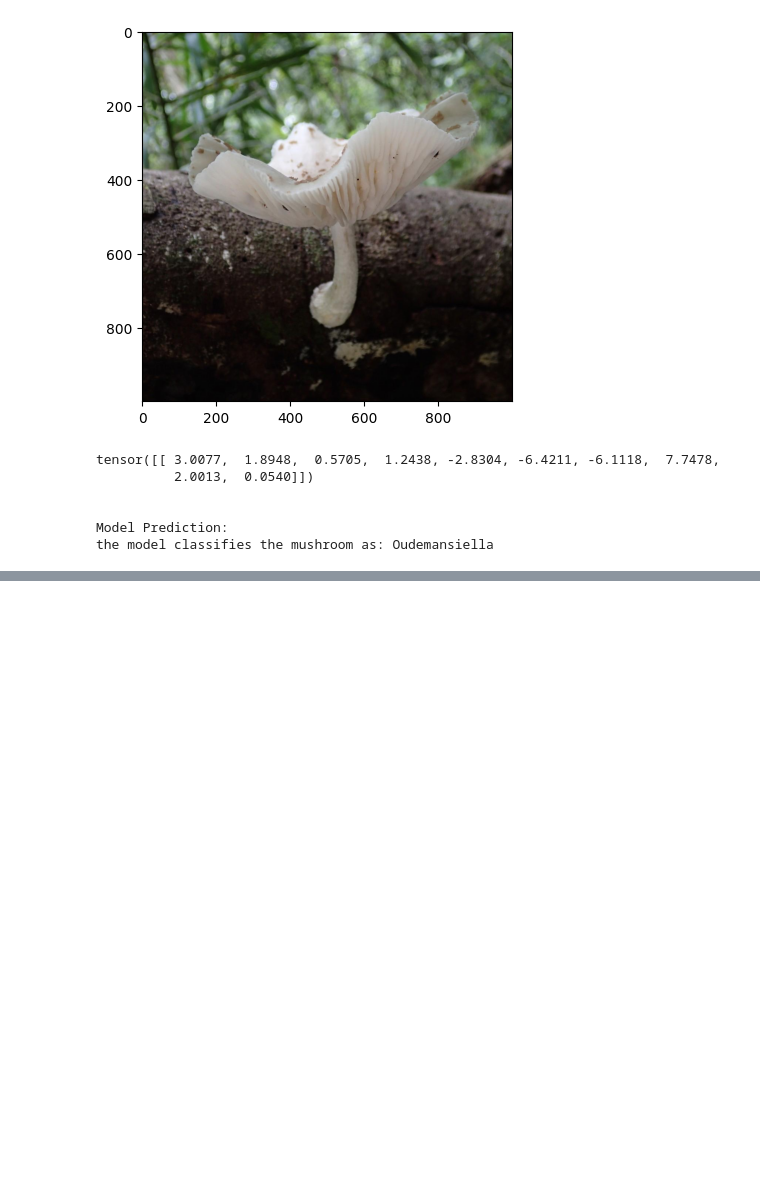
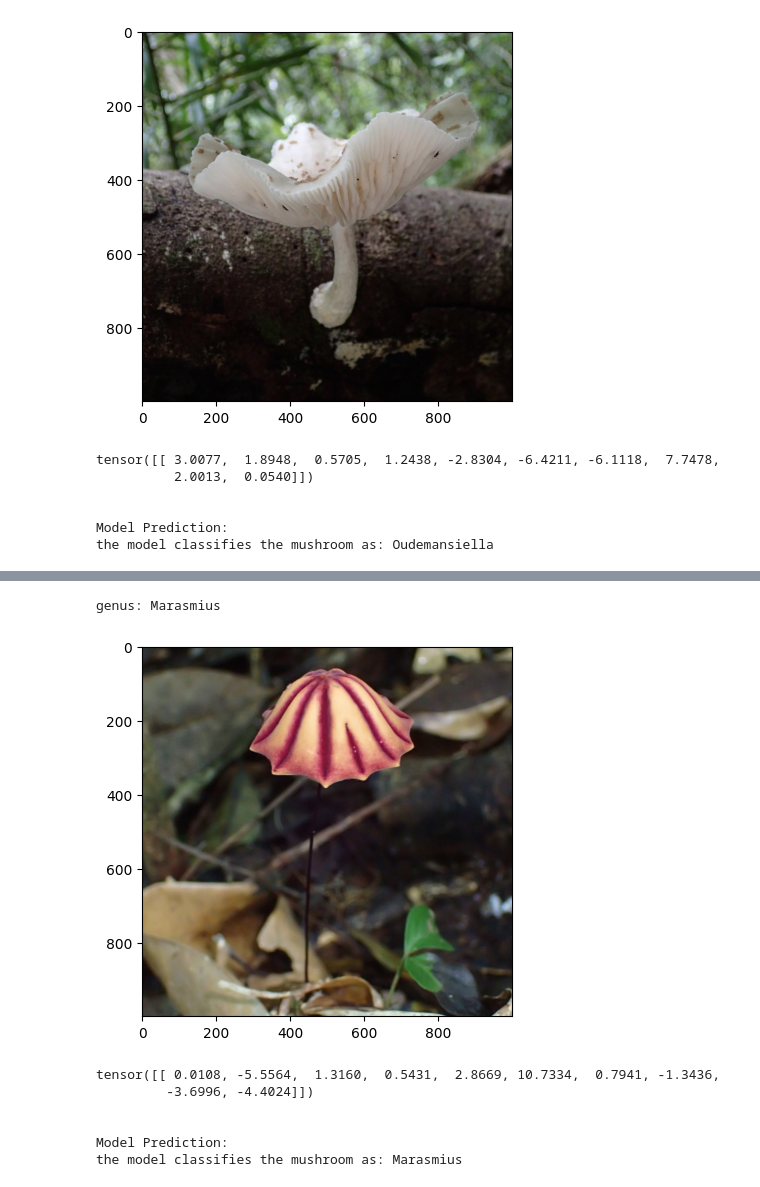
Before and after one commit to nbiancolin/convolutional-neural-nuts, a Jupyter notebook: src/qualitativeFunction.ipynb, the cells around one changed output, grey strips where cells are left out. Cells and saved outputs as stored; diff of their text form; code cells hidden in the pictures; blank space fills up the shorter version.

```diff
--- a/src/qualitativeFunction.ipynb
+++ b/src/qualitativeFunction.ipynb
@@ -116,0 +226,20 @@ the model classifies the mushroom as: Oudemansiella
+# %%
+print(f"genus: {randomKeyList[i]}")
+img = plt.imread(randomImgList[i])
+plt.imshow(img)
+plt.show()
+
+
+#Call the function
+output = testOutModel(randomImgList[i])
+print(f"the model classifies the mushroom as: {output}")
+i += 1
+# %% [output]
+genus: Marasmius
+[figure, added]
+tensor([[ 0.0108, -5.5564,  1.3160,  0.5431,  2.8669, 10.7334,  0.7941, -1.3436,
+         -3.6996, -4.4024]])
+
+
+Model Prediction:
+the model classifies the mushroom as: Marasmius
```
Also changed, not shown: parts of 6 cells of this notebook, 1 other file.
